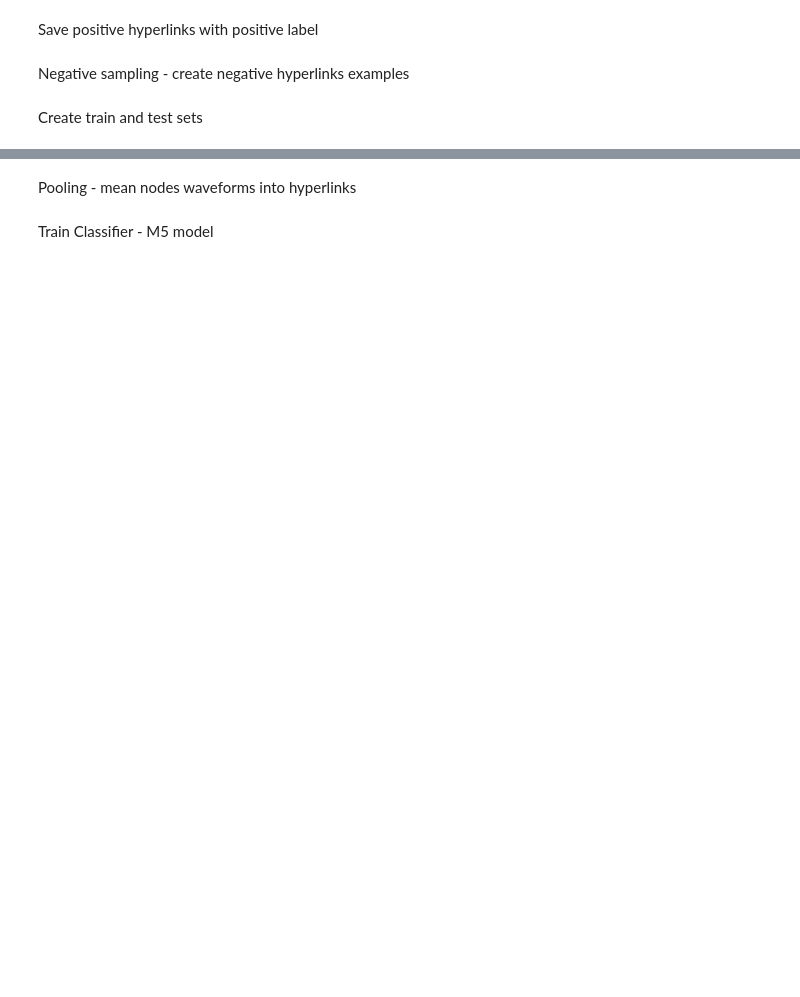
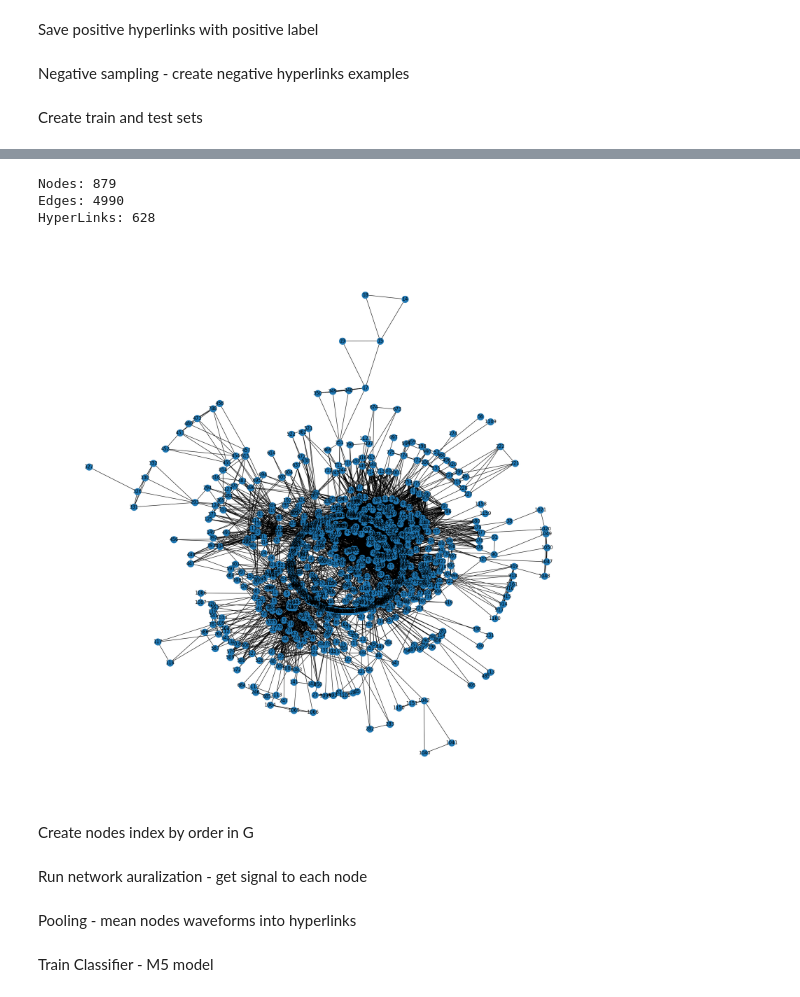
Before and after one commit to TamirBar-Tov/NetAurHPD-Network-Auralization-Hyperlink-Prediction-Method, a Jupyter notebook: Examples/NDC/NDC_dataset.ipynb, the cells around one changed output, grey strips where cells are left out. Drawn from its saved outputs; the diff is of its cells as text; code cells hidden in the pictures; blank space fills up the shorter version.

```diff
--- a/Examples/NDC/NDC_dataset.ipynb
+++ b/Examples/NDC/NDC_dataset.ipynb
@@ -67,0 +70,9 @@ train_hyperlink_dict, y_train, test_hyperlink_dict, y_test = create_train_and_te
+# %%
+G = clique_expansion_transformation(train_positive_hyperlink_dict, True)
+# %% [output]
+Nodes: 879
+Edges: 4990
+HyperLinks: 628
+[figure, added]
+# %% [markdown]
+Create nodes index by order in G
@@ -67,0 +83,2 @@ train_hyperlink_dict, y_train, test_hyperlink_dict, y_test = create_train_and_te
+# %% [markdown]
+Run network auralization - get signal to each node
```
Also changed, not shown: parts of 16 cells of this notebook, 4 other files.
